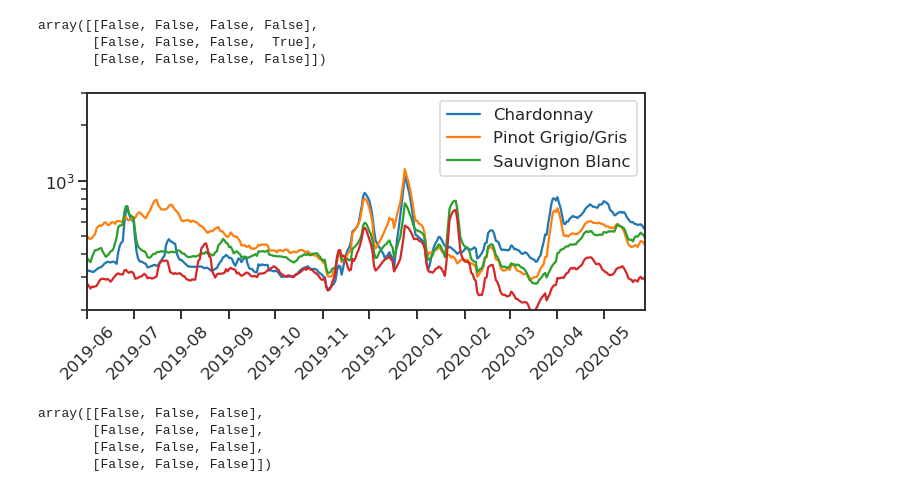
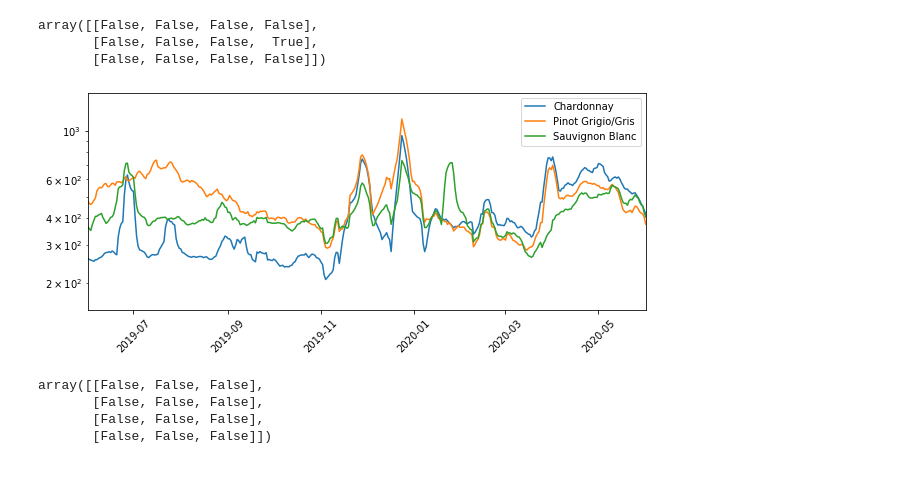
Before and after one commit to JocelynF/WineRegions, a Jupyter notebook: Testing Page Weights.ipynb, the cells around one changed output. Saved outputs shown, nothing was run; the diff lists cells and outputs as text; code cells hidden in the pictures.

```diff
--- a/Testing Page Weights.ipynb
+++ b/Testing Page Weights.ipynb
@@ -124,9 +124,9 @@ sub_sub_sub_sub_child
 # %% [output]
 Series([], Name: term_taxonomy_id, dtype: int64)
 # %%
-views_unfilt = pd.read_csv('WeightedWineViewsUnfiltered.csv', parse_dates = [0])
+views_unfilt = pd.read_csv('WeightedWineViews_Unfiltered.csv', parse_dates = [0])
 views_unfilt = views_unfilt.rename(columns = {'Unnamed: 0':'DATE'})
-views_filt = pd.read_csv('WeightedWineViewsFiltered.csv', parse_dates = [0])
+views_filt = pd.read_csv('WeightedWineViews_Filtered.csv', parse_dates = [0])
 views_filt = views_filt.rename(columns = {'Unnamed: 0':'DATE'})
 # %%
 pageviews_unfilt = pd.read_csv('AllPageViewsRaw_Unfiltered.csv', parse_dates = [0])
@@ -564,22 +564,22 @@ import datetime
 # %%
 plt.figure(figsize = (10,4))
 plt.plot(views_unfilt['DATE'],views_unfilt['CHARDONNAY'].rolling(window=7).mean())
 plt.plot(views_unfilt['DATE'],views_unfilt['PINOT GRIGIO/PINOT GRIS'].rolling(window=7).mean())
 plt.plot(views_unfilt['DATE'],views_unfilt['SAUVIGNON BLANC'].rolling(window=7).mean())
-plt.plot(views_unfilt['DATE'],views_unfilt['RIESLING'].rolling(window=7).mean())
+#plt.plot(views_unfilt['DATE'],views_unfilt['RIESLING'].rolling(window=7).mean())
 # plt.plot(views['DATE'],views[''])
 
 plt.yscale('log')
-plt.ylim([200,3000])
+plt.ylim([150,1500])
 #plt.xlim([500,2000])
 dstart = datetime.datetime(2019,6,1)
-dstop = datetime.datetime(2020,5,28)
+dstop = datetime.datetime(2020,6,1)
 plt.legend(['Chardonnay', 'Pinot Grigio/Gris', 'Sauvignon Blanc'])
 plt.xlim([dstart, dstop])
 plt.xticks(rotation = 45)
 plt.show()
 # %% [output]
-[figure, old version]
+[figure, new version]
 # %%
 a = np.array([[1,3,5],[2,5,7],[3,8,10],[5,6,8]])
 np.greater(a, np.nansum(a[:,None], axis = 1))
```
Also changed, not shown: parts of 2 cells of this notebook, 4 other files.
